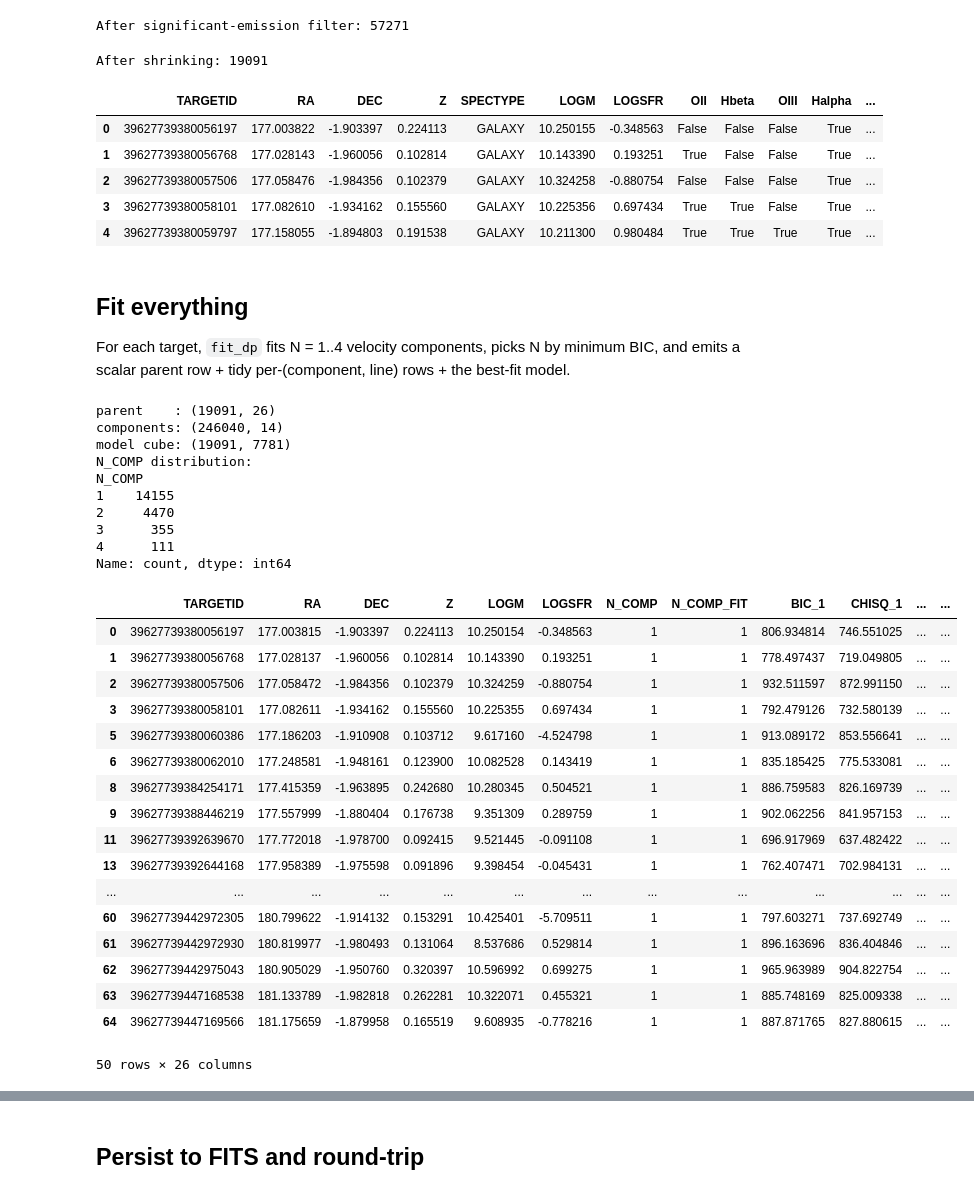
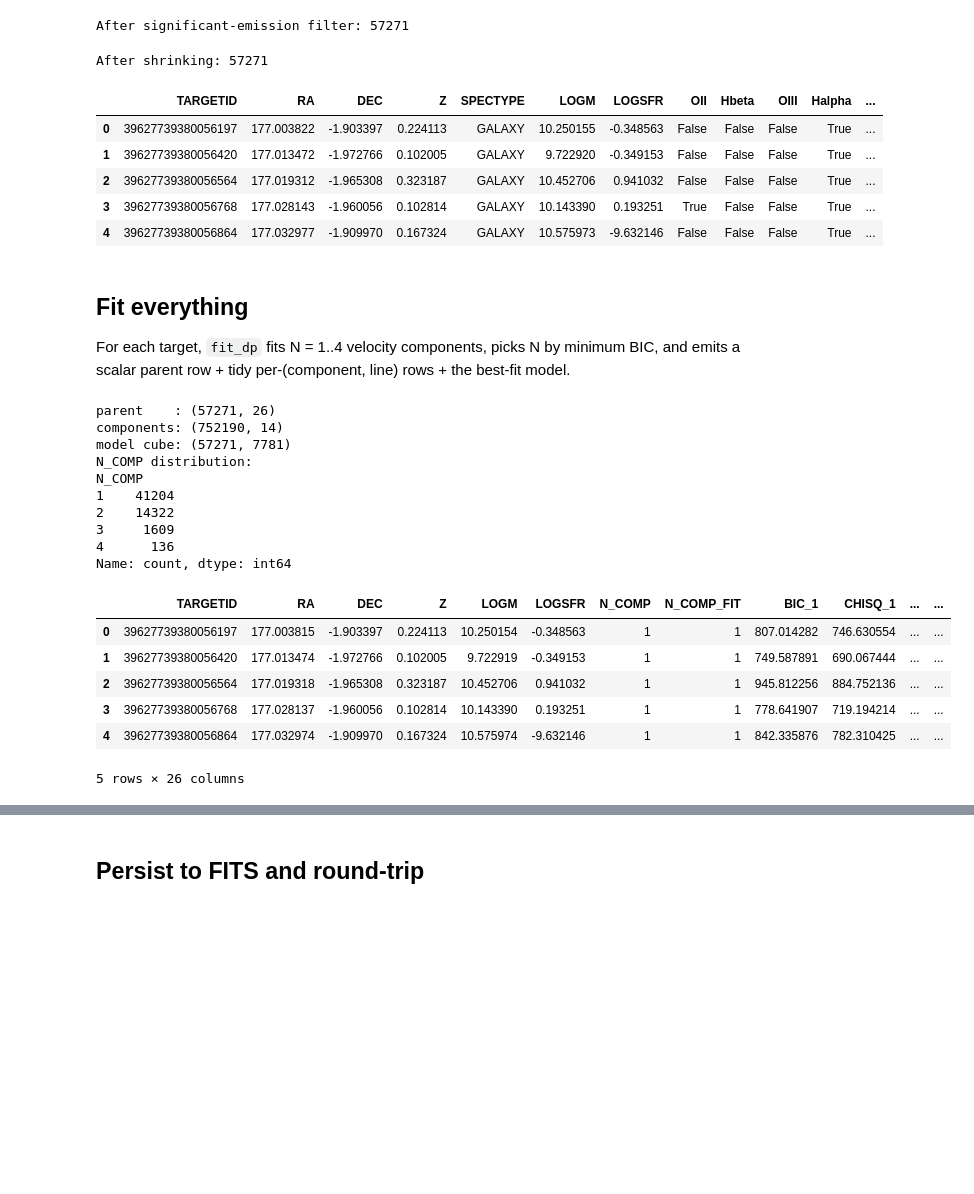
Before and after one commit to hyp0515/searching_inflow, a Jupyter notebook: dp_workflow_new.ipynb, the cells around one changed output, grey strips where cells are left out. Drawn from its saved outputs; the diff is of its cells as text; code cells hidden in the pictures; blank space fills up the shorter version.

```diff
--- a/dp_workflow_new.ipynb
+++ b/dp_workflow_new.ipynb
@@ -46,19 +46,19 @@ After significant-emission filter: 57271
 # %%
 # --- TEST MODE: thin the sample so a full 1..4-component fit runs quickly ---
 # Comment this out for a production run.
-ALL_SPECTRA = ALL_SPECTRA.shrink_dataset(3)
+# ALL_SPECTRA = ALL_SPECTRA.shrink_dataset(10)
 print('After shrinking:', len(ALL_SPECTRA.targetID))
 # %% [output]
-After shrinking: 19091
+After shrinking: 57271
 # %%
 ALL_SPECTRA.df.head()
 # %% [output]
 |  | TARGETID | RA | DEC | Z | SPECTYPE | LOGM | LOGSFR | OII | Hbeta | OIII | Halpha | ... |
 | 0 | 39627739380056197 | 177.003822 | -1.903397 | 0.224113 | GALAXY | 10.250155 | -0.348563 | False | False | False | True | ... |
-| 1 | 39627739380056768 | 177.028143 | -1.960056 | 0.102814 | GALAXY | 10.143390 | 0.193251 | True | False | False | True | ... |
-| 2 | 39627739380057506 | 177.058476 | -1.984356 | 0.102379 | GALAXY | 10.324258 | -0.880754 | False | False | False | True | ... |
-| 3 | 39627739380058101 | 177.082610 | -1.934162 | 0.155560 | GALAXY | 10.225356 | 0.697434 | True | True | False | True | ... |
-| 4 | 39627739380059797 | 177.158055 | -1.894803 | 0.191538 | GALAXY | 10.211300 | 0.980484 | True | True | True | True | ... |
+| 1 | 39627739380056420 | 177.013472 | -1.972766 | 0.102005 | GALAXY | 9.722920 | -0.349153 | False | False | False | True | ... |
+| 2 | 39627739380056564 | 177.019312 | -1.965308 | 0.323187 | GALAXY | 10.452706 | 0.941032 | False | False | False | True | ... |
+| 3 | 39627739380056768 | 177.028143 | -1.960056 | 0.102814 | GALAXY | 10.143390 | 0.193251 | True | False | False | True | ... |
+| 4 | 39627739380056864 | 177.032977 | -1.909970 | 0.167324 | GALAXY | 10.575973 | -9.632146 | False | False | False | True | ... |
 # %% [markdown]
 ## Fit everything
 For each target, `fit_dp` fits N = 1..4 velocity components, picks N by minimum BIC,
@@ -71,34 +71,23 @@ print('model cube:', model_cube.shape)
 print('N_COMP distribution:')
 print(dp_parent['N_COMP'].value_counts().sort_index())
 # %% [output]
-parent    : (19091, 26)
-components: (246040, 14)
-model cube: (19091, 7781)
+parent    : (57271, 26)
+components: (752190, 14)
+model cube: (57271, 7781)
 N_COMP distribution:
 N_COMP
-1    14155
-2     4470
-3      355
-4      111
+1    41204
+2    14322
+3     1609
+4      136
 Name: count, dtype: int64
 # %%
-dp_parent[dp_parent['N_COMP']==1].head(50)
+dp_parent[dp_parent['N_COMP']==1].head()
 # %% [output]
 |  | TARGETID | RA | DEC | Z | LOGM | LOGSFR | N_COMP | N_COMP_FIT | BIC_1 | CHISQ_1 | ... | ... |
-| 0 | 39627739380056197 | 177.003815 | -1.903397 | 0.224113 | 10.250154 | -0.348563 | 1 | 1 | 806.934814 | 746.551025 | ... | ... |
-| 1 | 39627739380056768 | 177.028137 | -1.960056 | 0.102814 | 10.143390 | 0.193251 | 1 | 1 | 778.497437 | 719.049805 | ... | ... |
-| 2 | 39627739380057506 | 177.058472 | -1.984356 | 0.102379 | 10.324259 | -0.880754 | 1 | 1 | 932.511597 | 872.991150 | ... | ... |
-| 3 | 39627739380058101 | 177.082611 | -1.934162 | 0.155560 | 10.225355 | 0.697434 | 1 | 1 | 792.479126 | 732.580139 | ... | ... |
-| 5 | 39627739380060386 | 177.186203 | -1.910908 | 0.103712 | 9.617160 | -4.524798 | 1 | 1 | 913.089172 | 853.556641 | ... | ... |
-| 6 | 39627739380062010 | 177.248581 | -1.948161 | 0.123900 | 10.082528 | 0.143419 | 1 | 1 | 835.185425 | 775.533081 | ... | ... |
-| 8 | 39627739384254171 | 177.415359 | -1.963895 | 0.242680 | 10.280345 | 0.504521 | 1 | 1 | 886.759583 | 826.169739 | ... | ... |
-| 9 | 39627739388446219 | 177.557999 | -1.880404 | 0.176738 | 9.351309 | 0.289759 | 1 | 1 | 902.062256 | 841.957153 | ... | ... |
-| 11 | 39627739392639670 | 177.772018 | -1.978700 | 0.092415 | 9.521445 | -0.091108 | 1 | 1 | 696.917969 | 637.482422 | ... | ... |
-| 13 | 39627739392644168 | 177.958389 | -1.975598 | 0.091896 | 9.398454 | -0.045431 | 1 | 1 | 762.407471 | 702.984131 | ... | ... |
-| ... | ... | ... | ... | ... | ... | ... | ... | ... | ... | ... | ... | ... |
-| 60 | 39627739442972305 | 180.799622 | -1.914132 | 0.153291 | 10.425401 | -5.709511 | 1 | 1 | 797.603271 | 737.692749 | ... | ... |
-| 61 | 39627739442972930 | 180.819977 | -1.980493 | 0.131064 | 8.537686 | 0.529814 | 1 | 1 | 896.163696 | 836.404846 | ... | ... |
-| 62 | 39627739442975043 | 180.905029 | -1.950760 | 0.320397 | 10.596992 | 0.699275 | 1 | 1 | 965.963989 | 904.822754 | ... | ... |
-| 63 | 39627739447168538 | 181.133789 | -1.982818 | 0.262281 | 10.322071 | 0.455321 | 1 | 1 | 885.748169 | 825.009338 | ... | ... |
-| 64 | 39627739447169566 | 181.175659 | -1.879958 | 0.165519 | 9.608935 | -0.778216 | 1 | 1 | 887.871765 | 827.880615 | ... | ... |
+| 0 | 39627739380056197 | 177.003815 | -1.903397 | 0.224113 | 10.250154 | -0.348563 | 1 | 1 | 807.014282 | 746.630554 | ... | ... |
+| 1 | 39627739380056420 | 177.013474 | -1.972766 | 0.102005 | 9.722919 | -0.349153 | 1 | 1 | 749.587891 | 690.067444 | ... | ... |
+| 2 | 39627739380056564 | 177.019318 | -1.965308 | 0.323187 | 10.452706 | 0.941032 | 1 | 1 | 945.812256 | 884.752136 | ... | ... |
+| 3 | 39627739380056768 | 177.028137 | -1.960056 | 0.102814 | 10.143390 | 0.193251 | 1 | 1 | 778.641907 | 719.194214 | ... | ... |
+| 4 | 39627739380056864 | 177.032974 | -1.909970 | 0.167324 | 10.575974 | -9.632146 | 1 | 1 | 842.335876 | 782.310425 | ... | ... |
-50 rows × 26 columns
+5 rows × 26 columns
```
Also changed, not shown: parts of 25 cells of this notebook, 7 other files.
